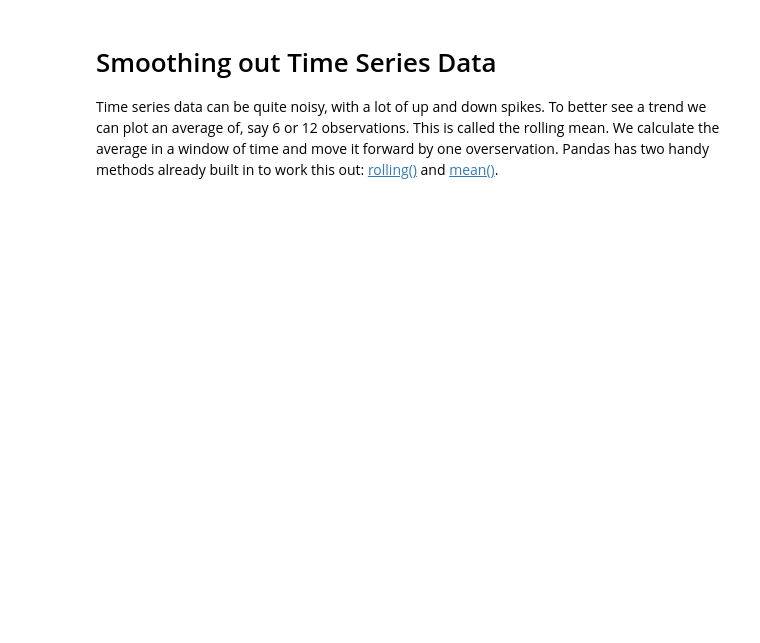
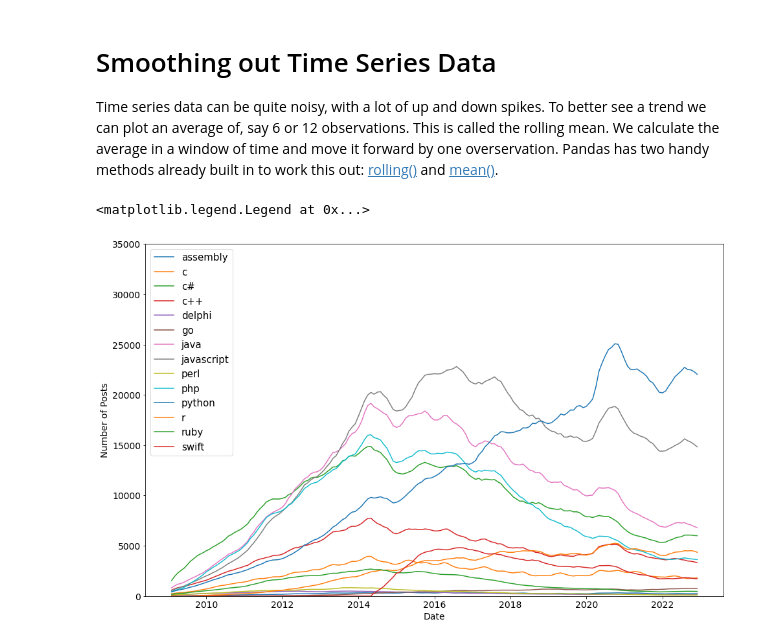
Before and after one commit to jul1998/Pandas-Python, a Jupyter notebook: Programming_Languages_(start).ipynb, the cells around one changed output. Cells and saved outputs as stored; diff of their text form; code cells hidden in the pictures; blank space fills up the shorter version.

```diff
--- a/Programming_Languages_(start).ipynb
+++ b/Programming_Languages_(start).ipynb
@@ -203,3 +232,21 @@ plt.plot(reshape_df.index, reshape_df.java)
 # Smoothing out Time Series Data
 
 Time series data can be quite noisy, with a lot of up and down spikes. To better see a trend we can plot an average of, say 6 or 12 observations. This is called the rolling mean. We calculate the average in a window of time and move it forward by one overservation. Pandas has two handy methods already built in to work this out: [rolling()](https://pandas.pydata.org/pandas-docs/stable/reference/api/pandas.DataFrame.rolling.html) and [mean()](https://pandas.pydata.org/pandas-docs/stable/reference/api/pandas.core.window.rolling.Rolling.mean.html).
+# %%
+# The window is number of observations that are averaged
+
+roll_df = reshape_df.rolling(window=8).mean()
+
+plt.figure(figsize=(16,10))
+plt.xticks(fontsize=14)
+plt.yticks(fontsize=14)
+plt.xlabel('Date', fontsize=14)
+plt.ylabel('Number of Posts', fontsize=14)
+plt.ylim(0, 35000)
+
+for col in roll_df.columns:
+  plt.plot(roll_df.index, roll_df[col], label=roll_df[col].name)
+plt.legend(markerfirst=True, fancybox=True, fontsize=15)
+# %% [output]
+<matplotlib.legend.Legend at 0x...>
+[figure, added]
```
Also changed, not shown: parts of 10 cells of this notebook.
